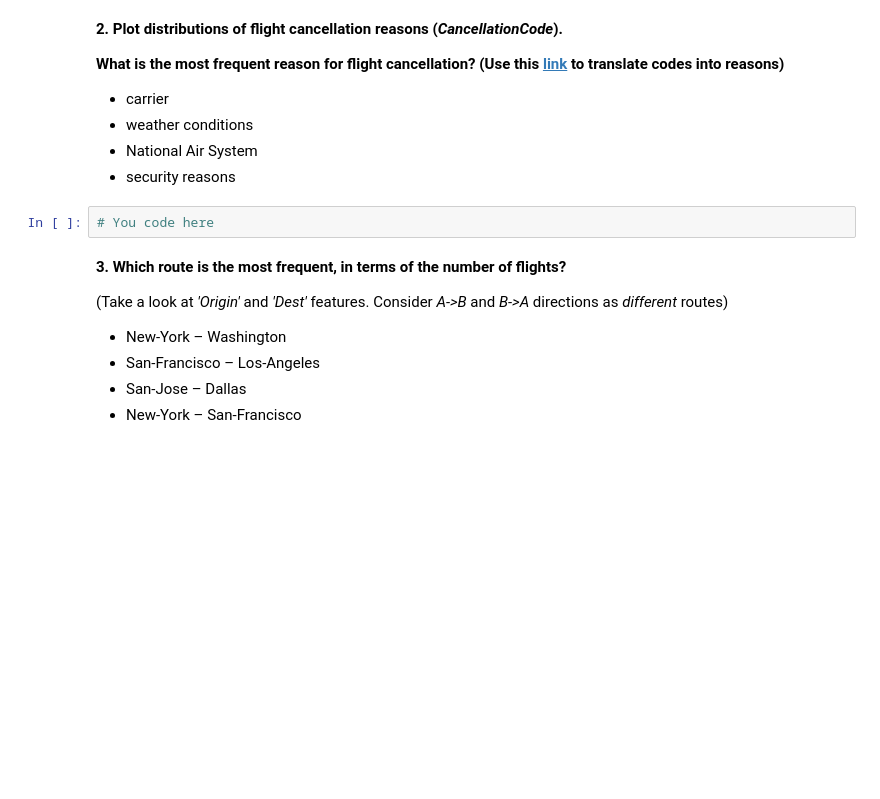
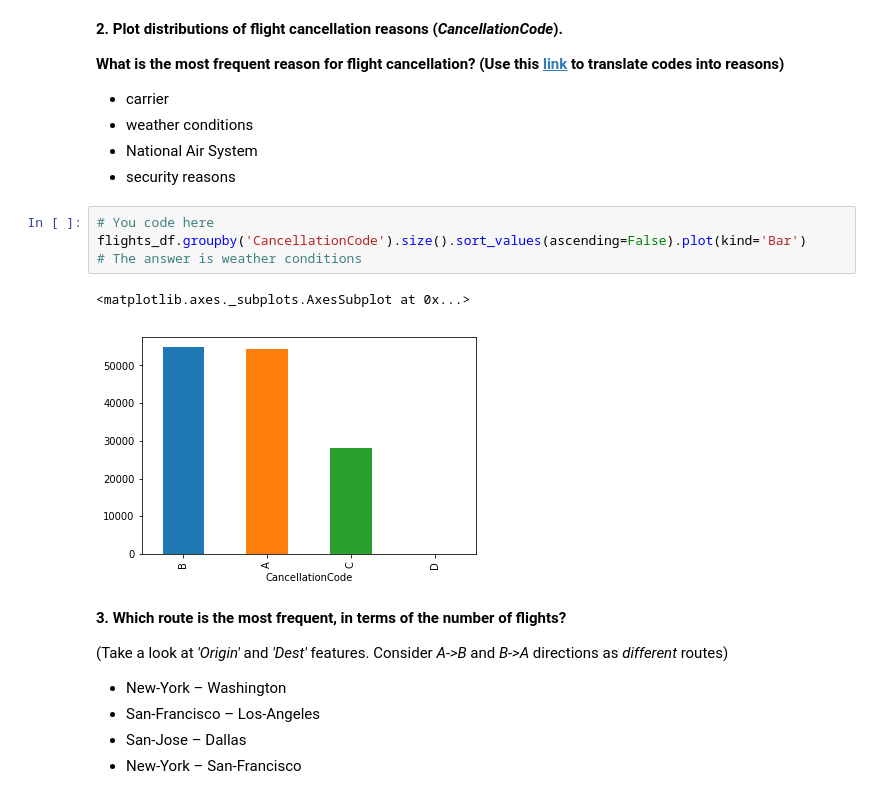
Before and after one commit to LYleonard/DataAnalysis, a Jupyter notebook: OMLCourse/assignment2_USA_flights/assignment2_USA_flights.ipynb, the cells around one changed output. Drawn from its saved outputs; the diff is of its cells as text; blank space fills up the shorter version.

```diff
--- a/OMLCourse/assignment2_USA_flights/assignment2_USA_flights.ipynb
+++ b/OMLCourse/assignment2_USA_flights/assignment2_USA_flights.ipynb
@@ -276,8 +291,13 @@ num_flights_by_date.rolling(window=7).mean().plot();
 - weather conditions
 - National Air System
 - security reasons
-# %%
-# You code here
+# %%
+# You code here
+flights_df.groupby('CancellationCode').size().sort_values(ascending=False).plot(kind='Bar')
+# The answer is weather conditions
+# %% [output]
+<matplotlib.axes._subplots.AxesSubplot at 0x...>
+[figure, added]
 # %% [markdown]
 **3. Which route is the most frequent, in terms of the number of flights?**
 
```
Also changed, not shown: parts of 12 cells of this notebook.
